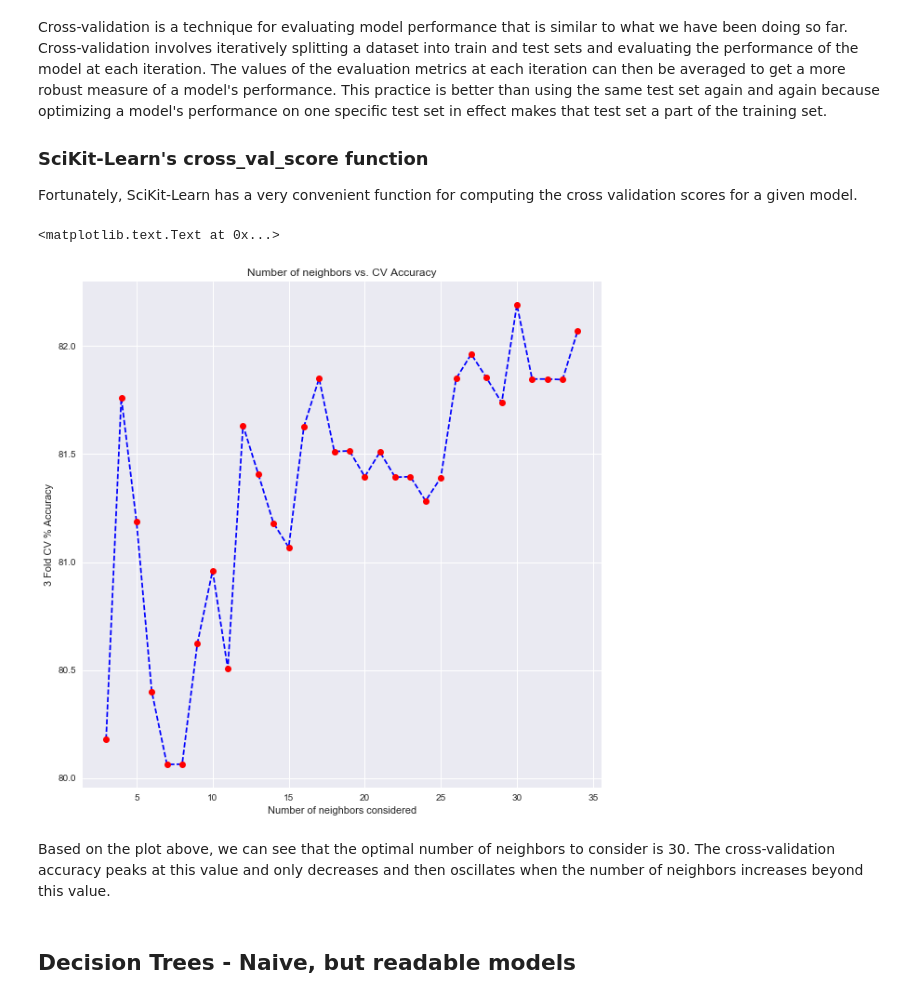
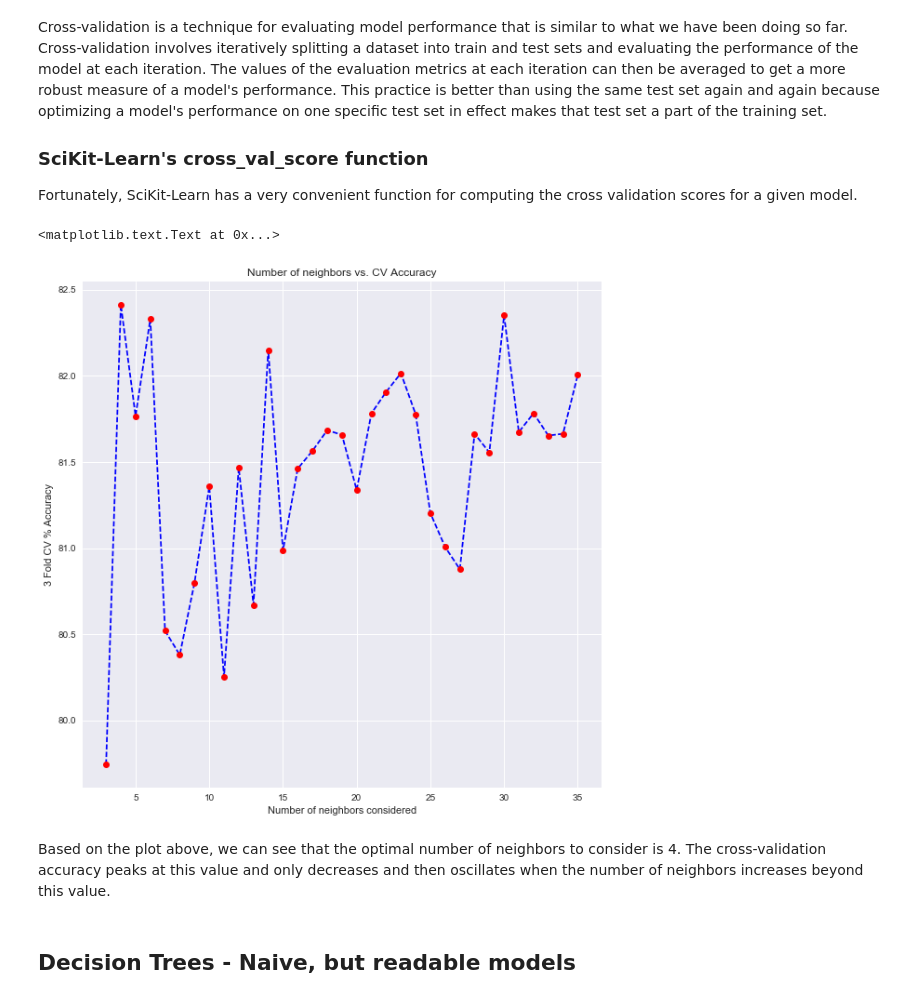
Before and after one commit to AmolMavuduru/IntroToMachineLearning, a Jupyter notebook: Intro to Machine Learning.ipynb, the cells around one changed output. Saved outputs shown, nothing was run; the diff lists cells and outputs as text; code cells hidden in the pictures.

```diff
--- a/Intro to Machine Learning.ipynb
+++ b/Intro to Machine Learning.ipynb
@@ -470,29 +507,29 @@ Fortunately, SciKit-Learn has a very convenient function for computing the cross
 # %%
 from sklearn.model_selection import cross_val_score # Module for cross validation
 k_range = range(3,36) # We will test all integer values in this range for k
 accuracies = []
 
 def average(X):
 
     return sum(X)/len(X)
 
 for k in k_range:
 
     knn_pipeline = Pipeline([('scaler', StandardScaler()), ('knn', KNeighborsClassifier(n_neighbors=k))])
-    cv_results = cross_val_score(knn_pipeline, X, y, scoring='accuracy', cv=11)
+    cv_results = cross_val_score(knn_pipeline, X, y, scoring='accuracy', cv=40)
     avg_percent_accuracy = 100*average(cv_results)
     accuracies.append(avg_percent_accuracy)
 
 plt.figure(figsize=(10,10))
 plt.plot(k_range, accuracies, color='blue', linestyle='dashed', marker='o', markerfacecolor='red')
 plt.xlabel("Number of neighbors considered")
 plt.ylabel("3 Fold CV % Accuracy")
 plt.title("Number of neighbors vs. CV Accuracy")
 # %% [output]
 <matplotlib.text.Text at 0x...>
-[figure, old version]
+[figure, new version]
 # %% [markdown]
-Based on the plot above, we can see that the optimal number of neighbors to consider is 30. The cross-validation accuracy peaks at this value and only decreases and then oscillates when the number of neighbors increases beyond this value.
+Based on the plot above, we can see that the optimal number of neighbors to consider is 4. The cross-validation accuracy peaks at this value and only decreases and then oscillates when the number of neighbors increases beyond this value.
 # %% [markdown]
 ## Decision Trees - Naive, but readable models
 # %% [markdown]
```
Also changed, not shown: parts of 23 cells of this notebook.
